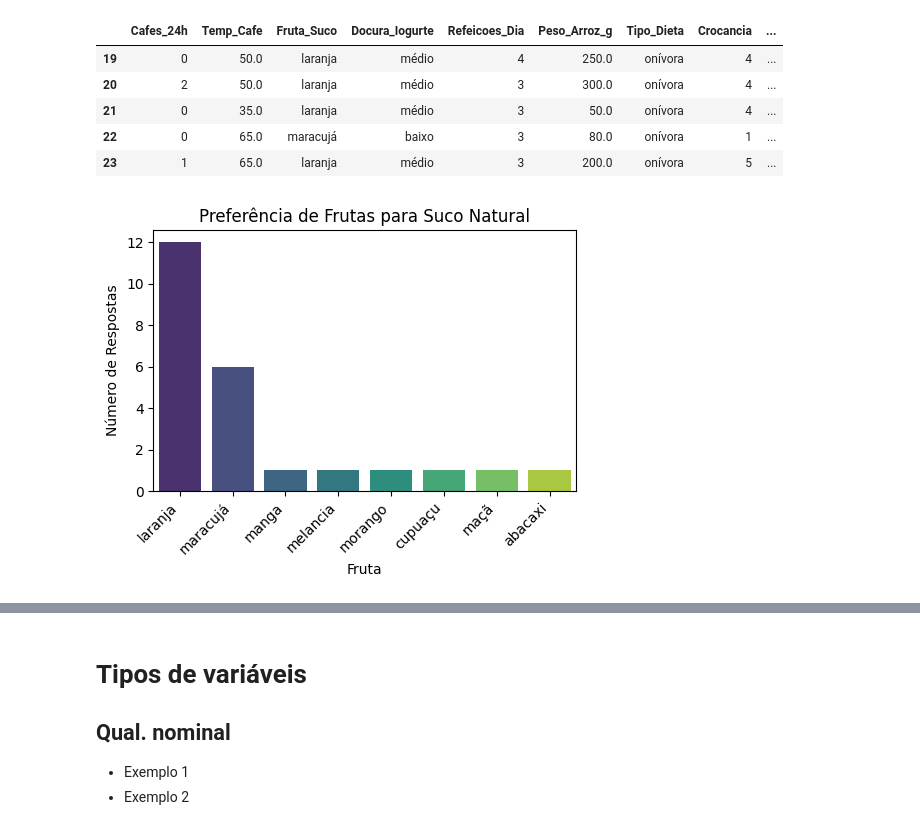
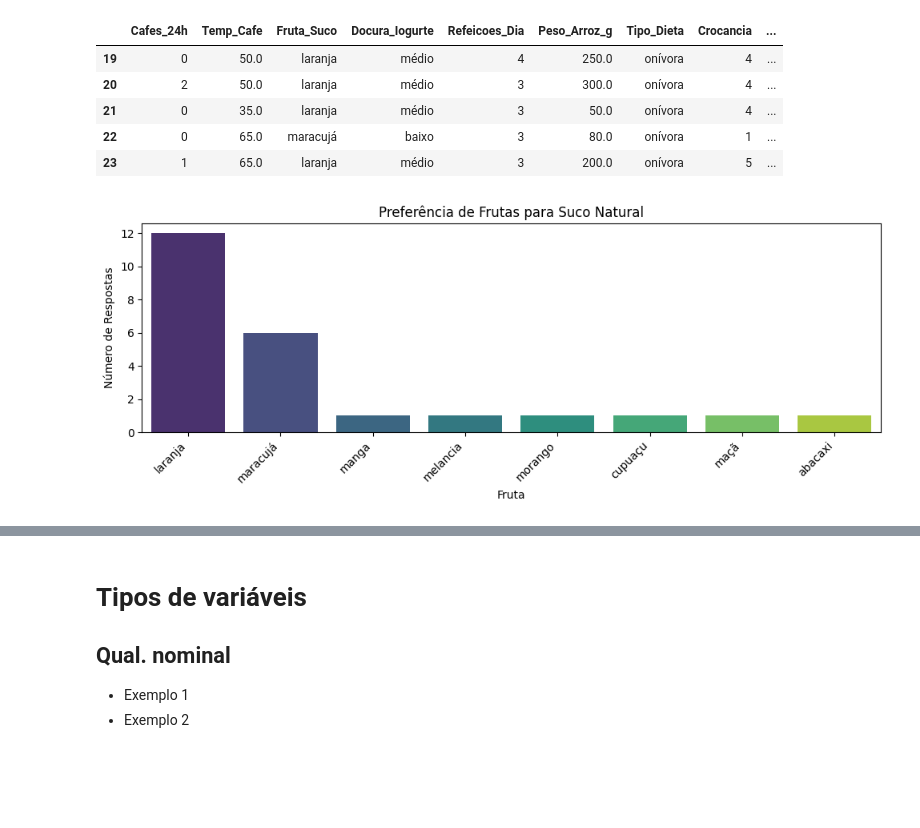
Before and after one commit to clobos/Alimentos_2026, a Jupyter notebook: semana01.ipynb, the cells around one changed output, grey strips where cells are left out. Drawn from its saved outputs; the diff is of its cells as text; code cells hidden in the pictures; blank space fills up the shorter version.

```diff
--- a/semana01.ipynb
+++ b/semana01.ipynb
@@ -18,7 +18,7 @@ Para carregar um arquivo `.xlsx`, você precisará primeiro fazer o upload para
 # Arrumando a base de dados
 # %%
 import pandas as pd
-df = pd.read_excel('dados.xlsx')
+df = pd.read_excel('dados_semana1.xlsx')
 
 # 1. Reduzir o nome de cada variável para uma ou duas palavras.
 new_column_names = {
@@ -38,7 +38,14 @@ new_column_names = {
 df = df.rename(columns=new_column_names)
 
 # Deletar as duas primeiras colunas (Data_Hora e Nome) e 'Curso'
-df = df.drop(columns=['Data_Hora', 'Nome', 'Curso'])
+columns_to_drop = ['Data_Hora', 'Nome', 'Curso']
+existing_columns_to_drop = [col for col in columns_to_drop if col in df.columns]
+
+if existing_columns_to_drop:
+    df = df.drop(columns=existing_columns_to_drop)
+else:
+    print(f"Warning: None of the intended columns to drop ({columns_to_drop}) were found in the DataFrame.")
+    print(f"Current DataFrame columns: {df.columns.tolist()}")
 
 # 2. Padronizar respostas das colunas, tirando números e textos das colunas.
 
@@ -136,27 +145,27 @@ display(df.tail())
 # %%
 import matplotlib.pyplot as plt
 import seaborn as sns
 
 # Defina o nome da coluna de interesse
 column_name = "Fruta_Suco"
 
 # Verifique se a coluna existe no DataFrame
 if column_name in df.columns:
     # Conte a frequência de cada fruta
     fruit_counts = df[column_name].value_counts().reset_index()
     fruit_counts.columns = ['Fruta', 'Contagem']
 
     # Crie o gráfico de barras
-    plt.figure(figsize=(5, 4))
+    plt.figure(figsize=(10, 4))
     # Resolvendo o FutureWarning: usando hue='Fruta' e legend=False
     sns.barplot(x='Fruta', y='Contagem', data=fruit_counts, palette='viridis', hue='Fruta', legend=False)
     plt.title('Preferência de Frutas para Suco Natural')
     plt.xlabel('Fruta')
     plt.ylabel('Número de Respostas')
     plt.xticks(rotation=45, ha='right')
     plt.tight_layout()
     plt.show()
 else:
     print(f"A coluna '{column_name}' não foi encontrada no DataFrame. Verifique o nome da coluna.")
 # %% [output]
-[figure, old version]
+[figure, new version]
```
Also changed, not shown: parts of 3 cells of this notebook.
